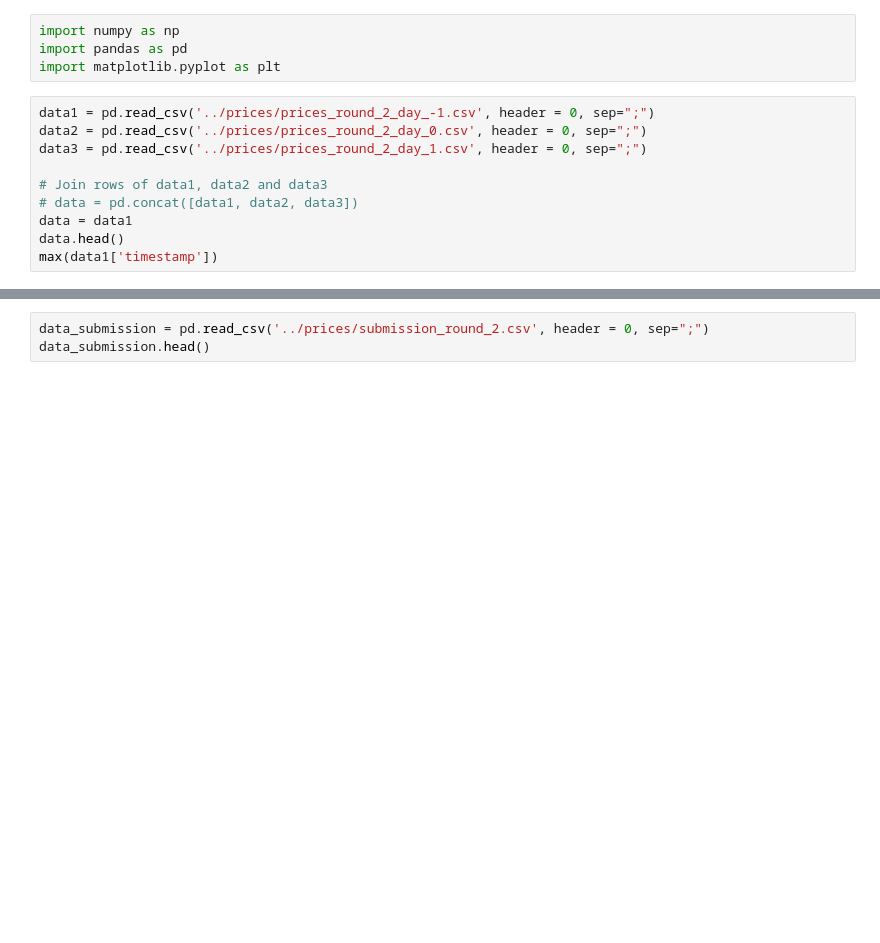
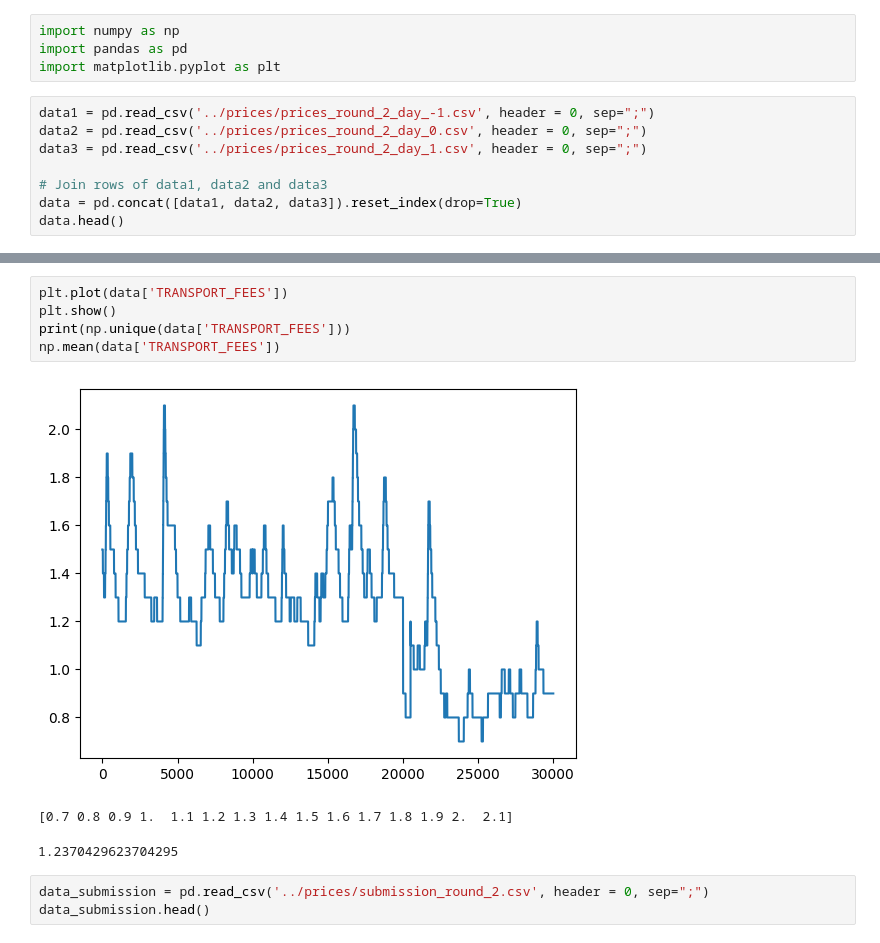
Before and after one commit to Gael-BB/Prosperity2, a Jupyter notebook: research/round2/regression.ipynb, the cells around one changed output, grey strips where cells are left out. Cells and saved outputs as stored; diff of their text form; blank space fills up the shorter version.

```diff
--- a/research/round2/regression.ipynb
+++ b/research/round2/regression.ipynb
@@ -8,8 +8,6 @@ data2 = pd.read_csv('../prices/prices_round_2_day_0.csv', header = 0, sep=";")
 data3 = pd.read_csv('../prices/prices_round_2_day_1.csv', header = 0, sep=";")
 
 # Join rows of data1, data2 and data3
-# data = pd.concat([data1, data2, data3])
-data = data1
+data = pd.concat([data1, data2, data3]).reset_index(drop=True)
 data.head()
-max(data1['timestamp'])
 # %% [output]
@@ -17,3 +20,12 @@ max(data1['timestamp'])
+# %%
+plt.plot(data['TRANSPORT_FEES'])
+plt.show()
+print(np.unique(data['TRANSPORT_FEES']))
+np.mean(data['TRANSPORT_FEES'])
+# %% [output]
+[figure, added]
+[0.7 0.8 0.9 1.  1.1 1.2 1.3 1.4 1.5 1.6 1.7 1.8 1.9 2.  2.1]
+1.2370429623704295
 # %%
 data_submission = pd.read_csv('../prices/submission_round_2.csv', header = 0, sep=";")
 data_submission.head()
```
Also changed, not shown: parts of 1 cell of this notebook, 3 other files.
